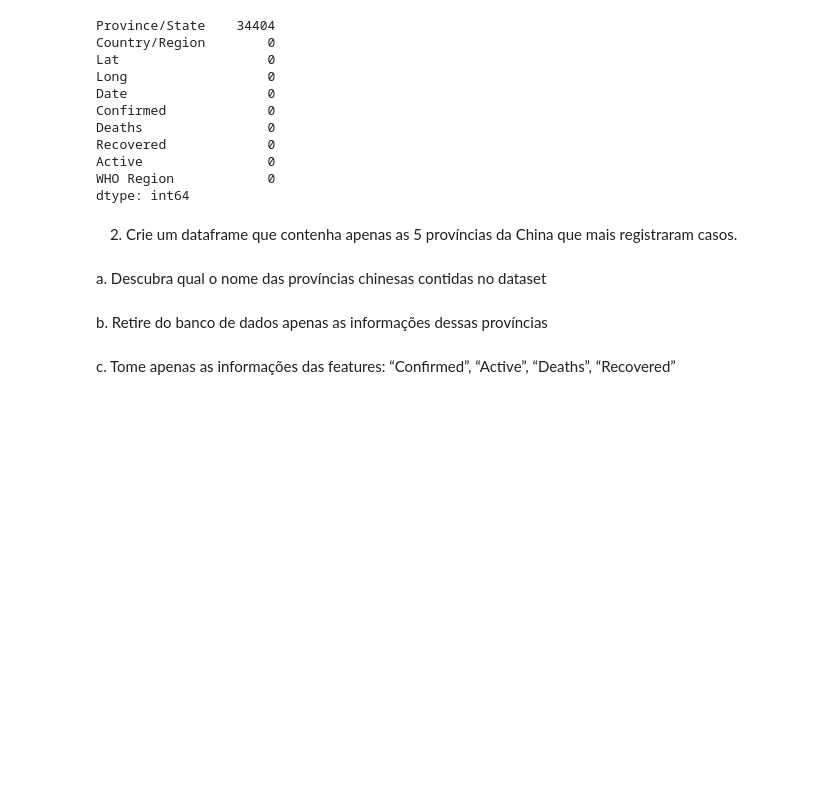
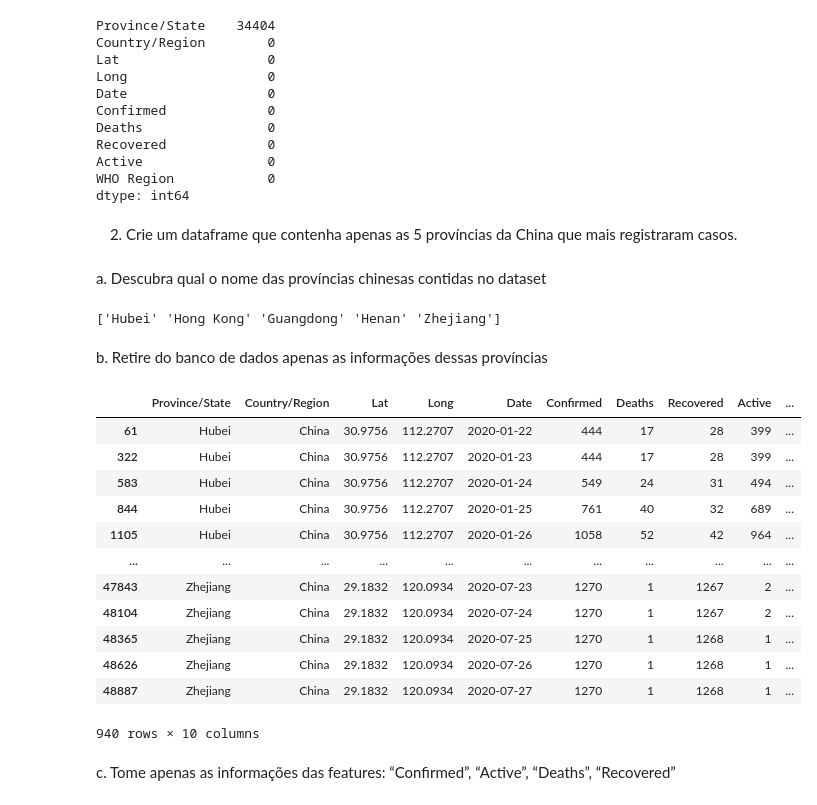
Before and after one commit to rodolpho-neves/treinamento_turma3, a Jupyter notebook: rodolpho-turma-3.ipynb, the cells around one changed output. Saved outputs shown, nothing was run; the diff lists cells and outputs as text; code cells hidden in the pictures; blank space fills up the shorter version.

```diff
--- a/rodolpho-turma-3.ipynb
+++ b/rodolpho-turma-3.ipynb
@@ -222,6 +230,31 @@ df_covid_19_china_5_confirmed = df_covid_19_china.loc[df_covid_19_china['Provinc
 # %% [markdown]
 a. Descubra qual o nome das províncias chinesas contidas no dataset
+# %%
+print(most_confirmed_china)
+# %% [output]
+['Hubei' 'Hong Kong' 'Guangdong' 'Henan' 'Zhejiang']
 # %% [markdown]
 b. Retire do banco de dados apenas as informações dessas províncias
+# %%
+df_covid_19_china_5_confirmed = pd.DataFrame()
+for province in most_confirmed_china:
+    df_covid_19_china_5_confirmed = pd.concat([df_covid_19_china_5_confirmed,
+                                            df_covid_19_china.loc[df_covid_19_china['Province/State'] == province]])
+
+df_covid_19_china_5_confirmed
+# %% [output]
+|  | Province/State | Country/Region | Lat | Long | Date | Confirmed | Deaths | Recovered | Active | ... |
+| 61 | Hubei | China | 30.9756 | 112.2707 | 2020-01-22 | 444 | 17 | 28 | 399 | ... |
+| 322 | Hubei | China | 30.9756 | 112.2707 | 2020-01-23 | 444 | 17 | 28 | 399 | ... |
+| 583 | Hubei | China | 30.9756 | 112.2707 | 2020-01-24 | 549 | 24 | 31 | 494 | ... |
+| 844 | Hubei | China | 30.9756 | 112.2707 | 2020-01-25 | 761 | 40 | 32 | 689 | ... |
+| 1105 | Hubei | China | 30.9756 | 112.2707 | 2020-01-26 | 1058 | 52 | 42 | 964 | ... |
+| ... | ... | ... | ... | ... | ... | ... | ... | ... | ... | ... |
+| 47843 | Zhejiang | China | 29.1832 | 120.0934 | 2020-07-23 | 1270 | 1 | 1267 | 2 | ... |
+| 48104 | Zhejiang | China | 29.1832 | 120.0934 | 2020-07-24 | 1270 | 1 | 1267 | 2 | ... |
+| 48365 | Zhejiang | China | 29.1832 | 120.0934 | 2020-07-25 | 1270 | 1 | 1268 | 1 | ... |
+| 48626 | Zhejiang | China | 29.1832 | 120.0934 | 2020-07-26 | 1270 | 1 | 1268 | 1 | ... |
+| 48887 | Zhejiang | China | 29.1832 | 120.0934 | 2020-07-27 | 1270 | 1 | 1268 | 1 | ... |
+940 rows × 10 columns
 # %% [markdown]
 c. Tome apenas as informações das features: “Confirmed”, “Active”, “Deaths”, “Recovered”
```
Also changed, not shown: parts of 22 cells of this notebook.
